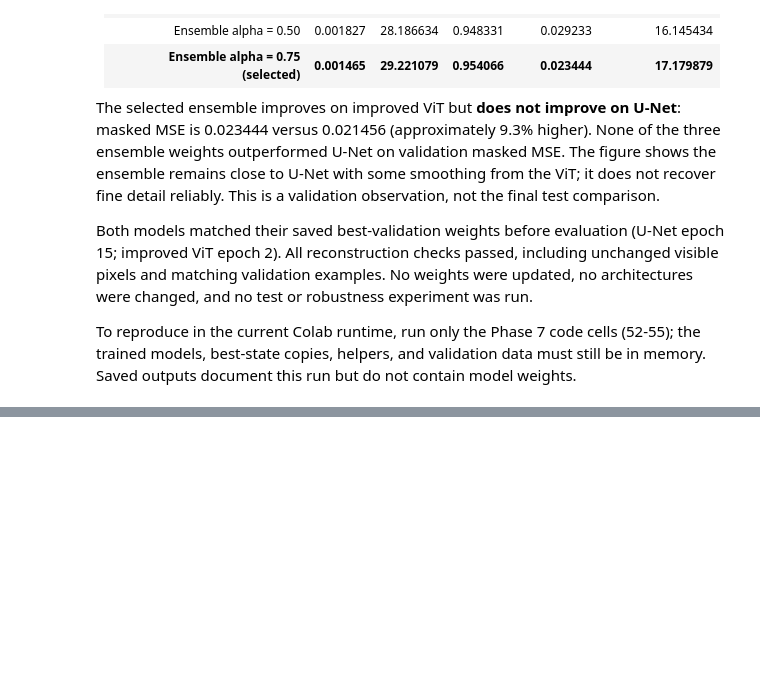
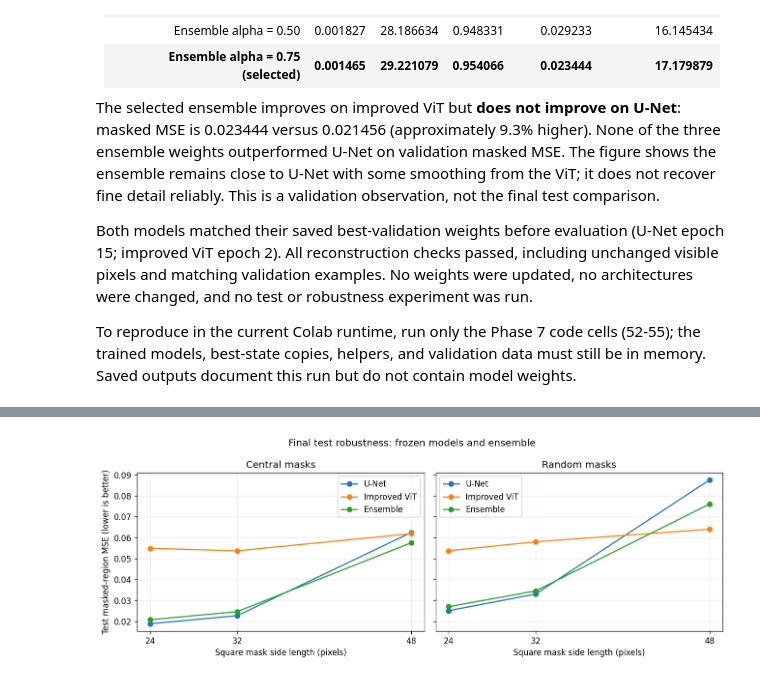
Before and after one commit to omiid-n99/cnn-vit-ensemble-classification, a Jupyter notebook: notebooks/image_inpainting.ipynb, the cells around one changed output, grey strips where cells are left out. Drawn from its saved outputs; the diff is of its cells as text; code cells hidden in the pictures; blank space fills up the shorter version.

Commit message:
Complete final test experiments and model comparison

```diff
--- a/notebooks/image_inpainting.ipynb
+++ b/notebooks/image_inpainting.ipynb
@@ -1387,0 +1565,7 @@ To reproduce in the current Colab runtime, run only the Phase 7 code cells (52-5
+# %%
+final_test_results = pd.DataFrame(final_test_rows).rename(columns={
+    'Whole-image MSE': 'MSE', 'Whole-image PSNR (dB)': 'PSNR (dB)', 'Whole-image SSIM': 'SSIM',
+    'Masked-region MSE': 'Masked MSE', 'Masked-region PSNR (dB)': 'Masked PSNR (dB)',
+})
+print(f'FINAL TEST RESULTS: {len(test_dataset)} images per condition; ensemble alpha fixed at {FROZEN_ENSEMBLE_ALPHA:.2f}')
+display(final_test_results.round(6))
@@ -1387,0 +1591,19 @@ To reproduce in the current Colab runtime, run only the Phase 7 code cells (52-5
+# %%
+fig, axes = plt.subplots(1, 2, figsize=(11, 4), dpi=120, sharey=True)
+for ax, position in zip(axes, ('central', 'random')):
+    for model_name in FINAL_MODEL_NAMES:
+        subset = final_test_results[
+            (final_test_results['Mask Type'] == position) & (final_test_results['Model'] == model_name)
+        ].sort_values('Mask Size')
+        ax.plot(subset['Mask Size'], subset['Masked MSE'], marker='o', label=model_name)
+    ax.set_title(f'{position.capitalize()} masks')
+    ax.set_xlabel('Square mask side length (pixels)')
+    ax.set_xticks([24, 32, 48])
+    ax.grid(alpha=0.25)
+    ax.legend()
+axes[0].set_ylabel('Test masked-region MSE (lower is better)')
+fig.suptitle('Final test robustness: frozen models and ensemble')
+fig.tight_layout()
+plt.show()
+# %% [output]
+[figure, added]
```
Also changed, not shown: parts of 10 cells of this notebook.
